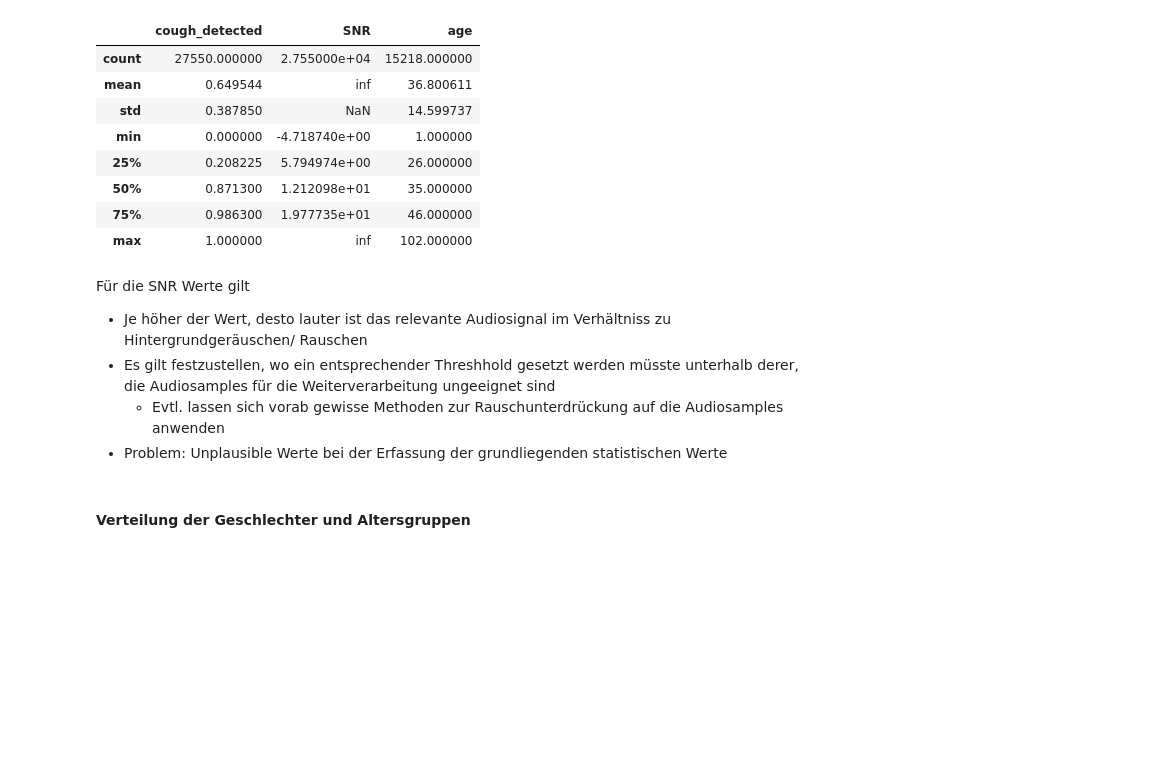
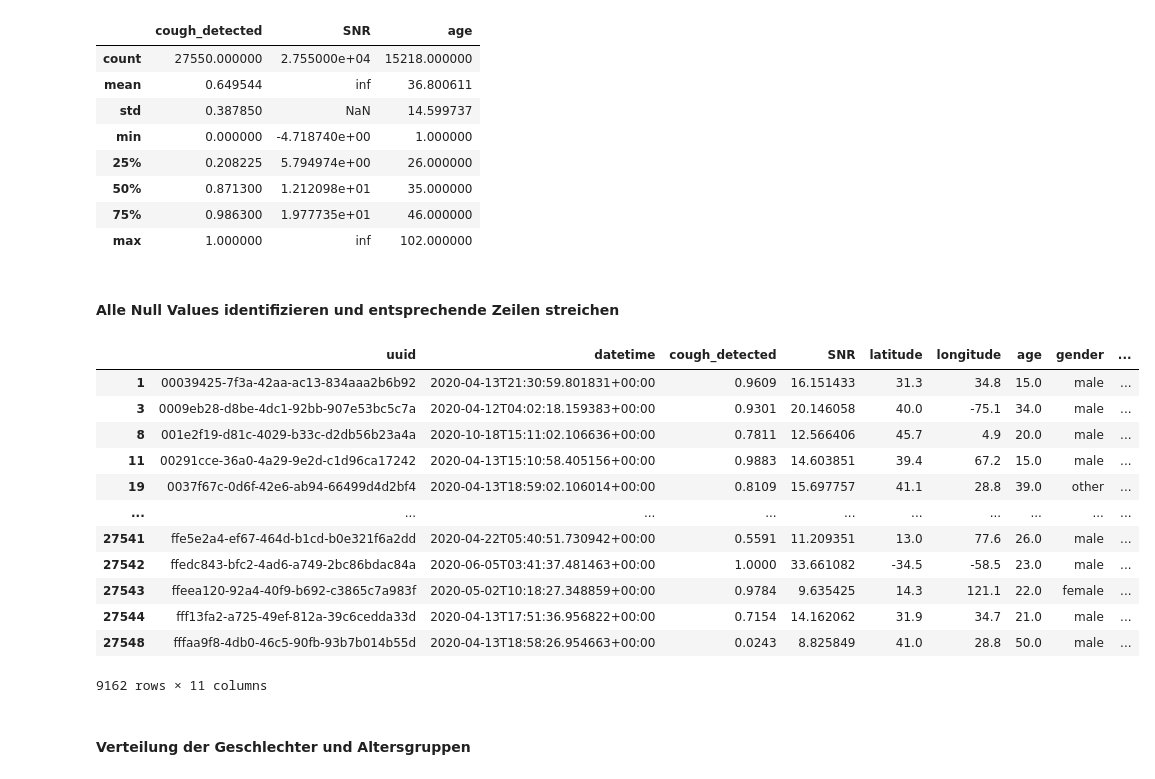
Before and after one commit to Knerten0815/GeoCougher, a Jupyter notebook: GeoCougher_exploration.ipynb, the cells around one changed output. Saved outputs shown, nothing was run; the diff lists cells and outputs as text; code cells hidden in the pictures; blank space fills up the shorter version.

```diff
--- a/GeoCougher_exploration.ipynb
+++ b/GeoCougher_exploration.ipynb
@@ -101,12 +101,25 @@ data_cut[['cough_detected', 'SNR', 'age']].describe()
 | 50% | 0.871300 | 1.212098e+01 | 35.000000 |
 | 75% | 0.986300 | 1.977735e+01 | 46.000000 |
 | max | 1.000000 | inf | 102.000000 |
-# %% [markdown]
-Für die SNR Werte gilt
-- Je höher der Wert, desto lauter ist das relevante Audiosignal im Verhältniss zu Hintergrundgeräuschen/ Rauschen
-- Es gilt festzustellen, wo ein entsprechender Threshhold gesetzt werden müsste unterhalb derer, die Audiosamples für die Weiterverarbeitung ungeeignet sind
-    - Evtl. lassen sich vorab gewisse Methoden zur Rauschunterdrückung auf die Audiosamples anwenden
-- Problem: Unplausible Werte bei der Erfassung der grundliegenden statistischen Werte
+# %% [markdown]
+#### Alle Null Values identifizieren und entsprechende Zeilen streichen
+# %%
+data_cut.isnull()
+data_cut.dropna()
+# %% [output]
+|  | uuid | datetime | cough_detected | SNR | latitude | longitude | age | gender | ... |
+| 1 | 00039425-7f3a-42aa-ac13-834aaa2b6b92 | 2020-04-13T21:30:59.801831+00:00 | 0.9609 | 16.151433 | 31.3 | 34.8 | 15.0 | male | ... |
+| 3 | 0009eb28-d8be-4dc1-92bb-907e53bc5c7a | 2020-04-12T04:02:18.159383+00:00 | 0.9301 | 20.146058 | 40.0 | -75.1 | 34.0 | male | ... |
+| 8 | 001e2f19-d81c-4029-b33c-d2db56b23a4a | 2020-10-18T15:11:02.106636+00:00 | 0.7811 | 12.566406 | 45.7 | 4.9 | 20.0 | male | ... |
+| 11 | 00291cce-36a0-4a29-9e2d-c1d96ca17242 | 2020-04-13T15:10:58.405156+00:00 | 0.9883 | 14.603851 | 39.4 | 67.2 | 15.0 | male | ... |
+| 19 | 0037f67c-0d6f-42e6-ab94-66499d4d2bf4 | 2020-04-13T18:59:02.106014+00:00 | 0.8109 | 15.697757 | 41.1 | 28.8 | 39.0 | other | ... |
+| ... | ... | ... | ... | ... | ... | ... | ... | ... | ... |
+| 27541 | ffe5e2a4-ef67-464d-b1cd-b0e321f6a2dd | 2020-04-22T05:40:51.730942+00:00 | 0.5591 | 11.209351 | 13.0 | 77.6 | 26.0 | male | ... |
+| 27542 | ffedc843-bfc2-4ad6-a749-2bc86bdac84a | 2020-06-05T03:41:37.481463+00:00 | 1.0000 | 33.661082 | -34.5 | -58.5 | 23.0 | male | ... |
+| 27543 | ffeea120-92a4-40f9-b692-c3865c7a983f | 2020-05-02T10:18:27.348859+00:00 | 0.9784 | 9.635425 | 14.3 | 121.1 | 22.0 | female | ... |
+| 27544 | fff13fa2-a725-49ef-812a-39c6cedda33d | 2020-04-13T17:51:36.956822+00:00 | 0.7154 | 14.162062 | 31.9 | 34.7 | 21.0 | male | ... |
+| 27548 | fffaa9f8-4db0-46c5-90fb-93b7b014b55d | 2020-04-13T18:58:26.954663+00:00 | 0.0243 | 8.825849 | 41.0 | 28.8 | 50.0 | male | ... |
+9162 rows × 11 columns
 # %% [markdown]
 #### Verteilung der Geschlechter und Altersgruppen
 # %%
```
Also changed, not shown: parts of 3 cells of this notebook.
